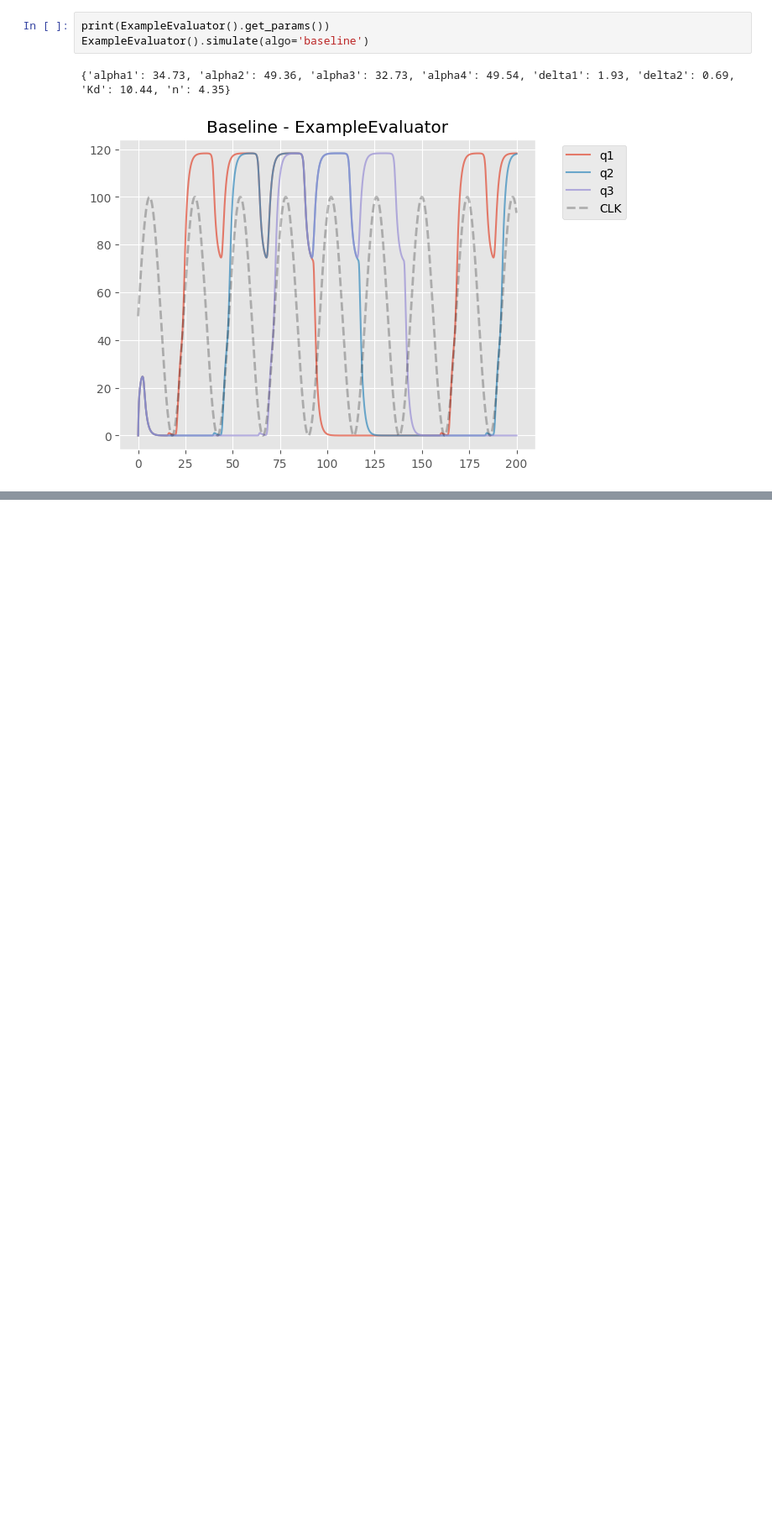
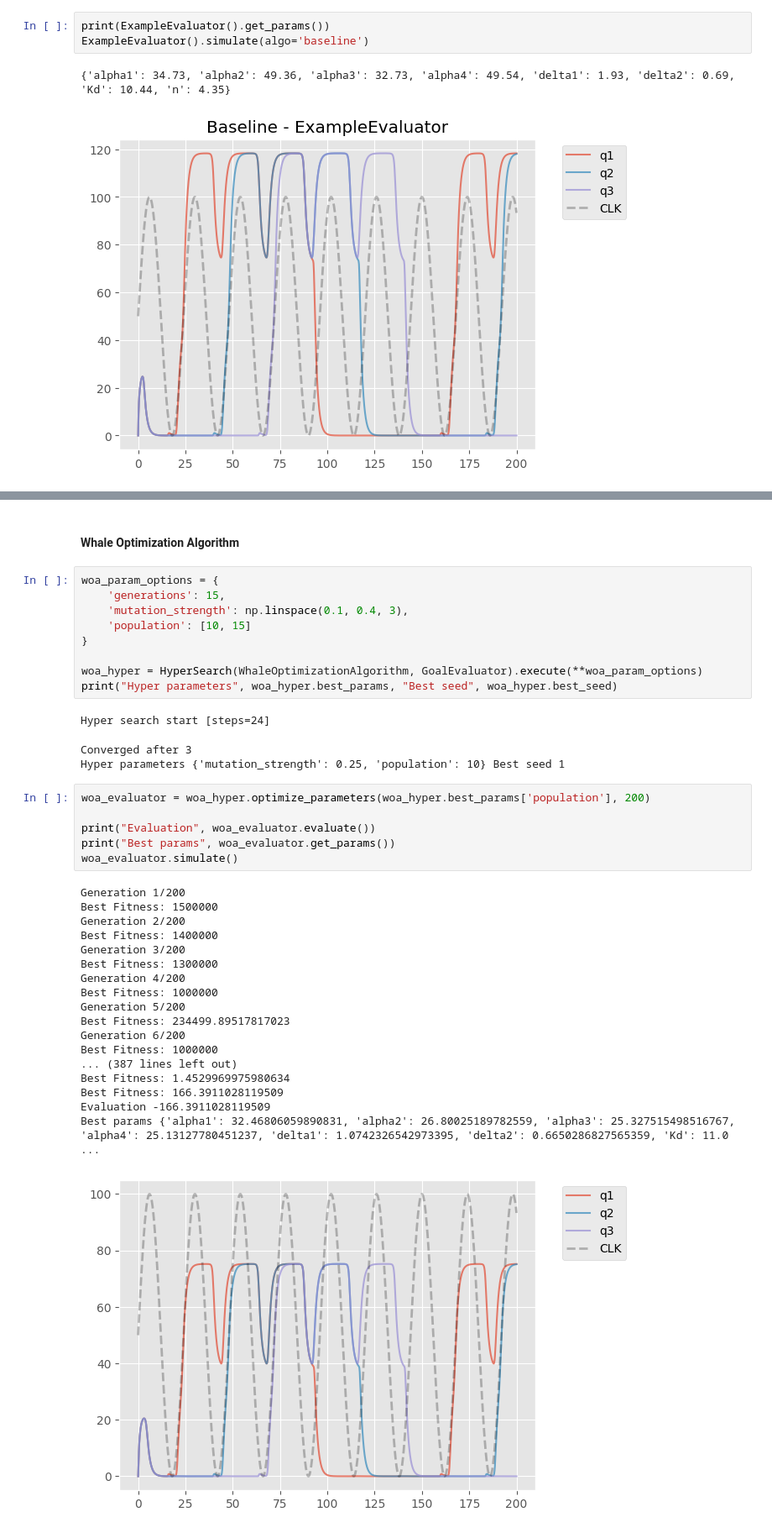
Before and after one commit to JanezSedeljsak/seq-circuit-param-optimization, a Jupyter notebook: notebook_v2.ipynb, the cells around one changed output, grey strips where cells are left out. Shown at 84% size. Cells and saved outputs as stored; diff of their text form; blank space fills up the shorter version.

```diff
--- a/notebook_v2.ipynb
+++ b/notebook_v2.ipynb
@@ -101,0 +56,40 @@ Best Fitness: 14000
+# %% [markdown]
+#### Whale Optimization Algorithm
+# %%
+woa_param_options = {
+    'generations': 15,
+    'mutation_strength': np.linspace(0.1, 0.4, 3),
+    'population': [10, 15]
+}
+
+woa_hyper = HyperSearch(WhaleOptimizationAlgorithm, GoalEvaluator).execute(**woa_param_options)
+print("Hyper parameters", woa_hyper.best_params, "Best seed", woa_hyper.best_seed)
+# %% [output]
+Hyper search start [steps=24]
+Converged after 3
+Hyper parameters {'mutation_strength': 0.25, 'population': 10} Best seed 1
+# %%
+woa_evaluator = woa_hyper.optimize_parameters(woa_hyper.best_params['population'], 200)
+
+print("Evaluation", woa_evaluator.evaluate())
+print("Best params", woa_evaluator.get_params())
+woa_evaluator.simulate()
+# %% [output]
+Generation 1/200
+Best Fitness: 1500000
+Generation 2/200
+Best Fitness: 1400000
+Generation 3/200
+Best Fitness: 1300000
+Generation 4/200
+Best Fitness: 1000000
+Generation 5/200
+Best Fitness: 234499.89517817023
+Generation 6/200
+Best Fitness: 1000000
+... (387 lines left out)
+Best Fitness: 1.4529969975980634
+Best Fitness: 166.3911028119509
+Evaluation -166.3911028119509
+Best params {'alpha1': 32.46806059890831, 'alpha2': 26.80025189782559, 'alpha3': 25.327515498516767, 'alpha4': 25.13127780451237, 'delta1': 1.0742326542973395, 'delta2': 0.6650286827565359, 'Kd': 11.0 ...
+[figure, added]
```
Also changed, not shown: parts of 15 cells of this notebook, 8 other files.
